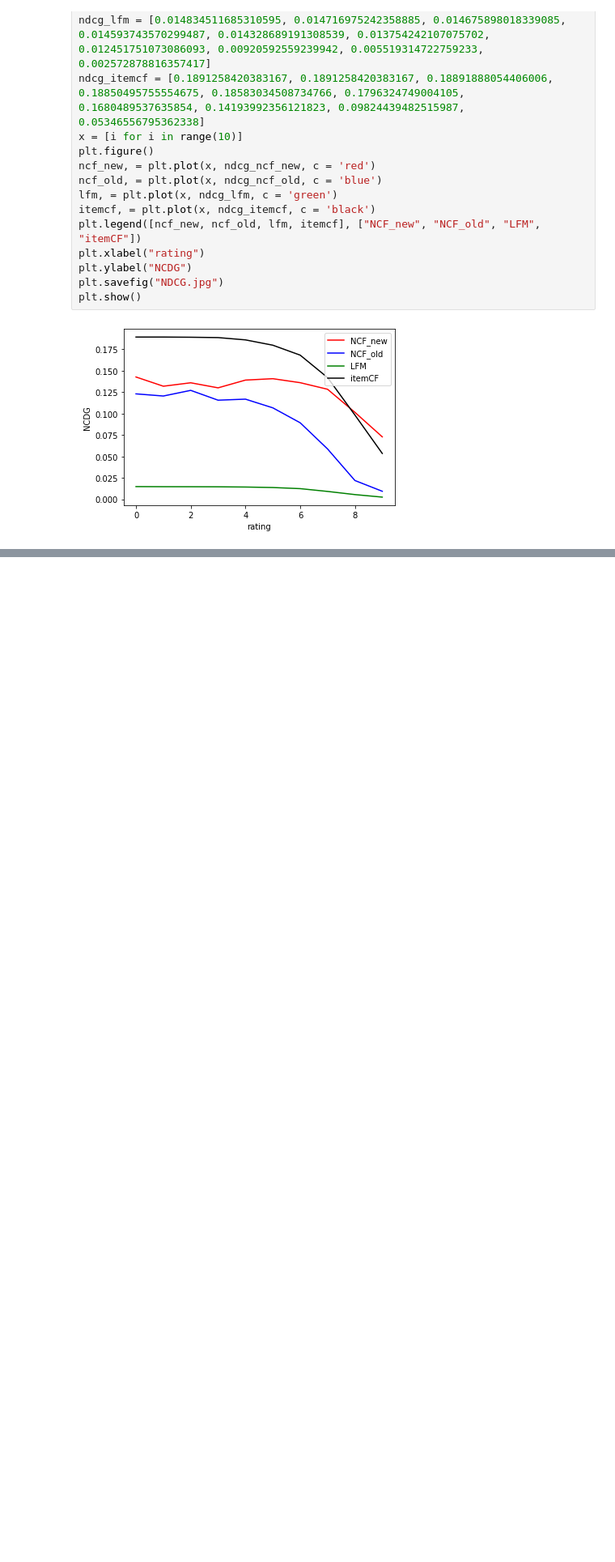
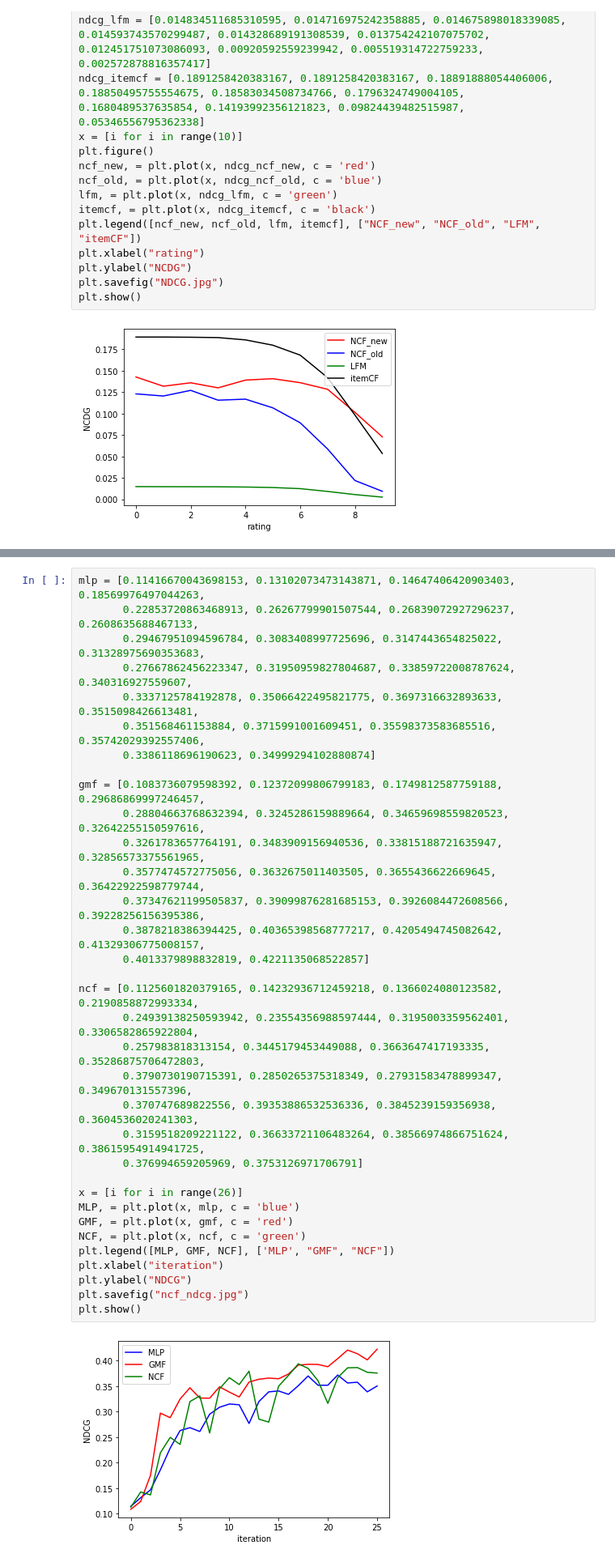
Before and after one commit to DruryXu/SCUthesis, a Jupyter notebook: data_analysis/data_analysis.ipynb, the cells around one changed output, grey strips where cells are left out. Shown at 81% size. Cells and saved outputs as stored; diff of their text form; blank space fills up the shorter version.

```diff
--- a/data_analysis/data_analysis.ipynb
+++ b/data_analysis/data_analysis.ipynb
@@ -290,0 +240,36 @@ plt.show()
+# %%
+mlp = [0.11416670043698153, 0.13102073473143871, 0.14647406420903403, 0.18569976497044263,
+       0.22853720863468913, 0.26267799901507544, 0.26839072927296237, 0.2608635688467133,
+       0.29467951094596784, 0.3083408997725696, 0.3147443654825022, 0.31328975690353683,
+       0.27667862456223347, 0.31950959827804687, 0.33859722008787624, 0.340316927559607,
+       0.3337125784192878, 0.35066422495821775, 0.3697316632893633, 0.3515098426613481,
+       0.351568461153884, 0.3715991001609451, 0.35598373583685516, 0.35742029392557406,
+       0.3386118696190623, 0.34999294102880874]
+
+gmf = [0.1083736079598392, 0.12372099806799183, 0.1749812587759188, 0.29686869997246457,
+       0.28804663768632394, 0.3245286159889664, 0.34659698559820523, 0.32642255150597616,
+       0.3261783657764191, 0.3483909156940536, 0.33815188721635947, 0.32856573375561965,
+       0.3577474572775056, 0.3632675011403505, 0.3655436622669645, 0.36422922598779744,
+       0.37347621199505837, 0.39099876281685153, 0.3926084472608566, 0.39228256156395386,
+       0.3878218386394425, 0.40365398568777217, 0.4205494745082642, 0.41329306775008157,
+       0.4013379898832819, 0.4221135068522857]
+
+ncf = [0.1125601820379165, 0.14232936712459218, 0.1366024080123582, 0.2190858872993334,
+       0.24939138250593942, 0.23554356988597444, 0.3195003359562401, 0.3306582865922804,
+       0.257983818313154, 0.3445179453449088, 0.3663647417193335, 0.35286875706472803,
+       0.3790730190715391, 0.2850265375318349, 0.27931583478899347, 0.349670131557396,
+       0.370747689822556, 0.39353886532536336, 0.3845239159356938, 0.3604536020241303,
+       0.3159518209221122, 0.36633721106483264, 0.38566974866751624, 0.38615954914941725,
+       0.376994659205969, 0.3753126971706791]
+
+x = [i for i in range(26)]
+MLP, = plt.plot(x, mlp, c = 'blue')
+GMF, = plt.plot(x, gmf, c = 'red')
+NCF, = plt.plot(x, ncf, c = 'green')
+plt.legend([MLP, GMF, NCF], ['MLP', "GMF", "NCF"])
+plt.xlabel("iteration")
+plt.ylabel("NDCG")
+plt.savefig("ncf_ndcg.jpg")
+plt.show()
+# %% [output]
+[figure, added]
```
Also changed, not shown: parts of 3 cells of this notebook, 6 other files.
